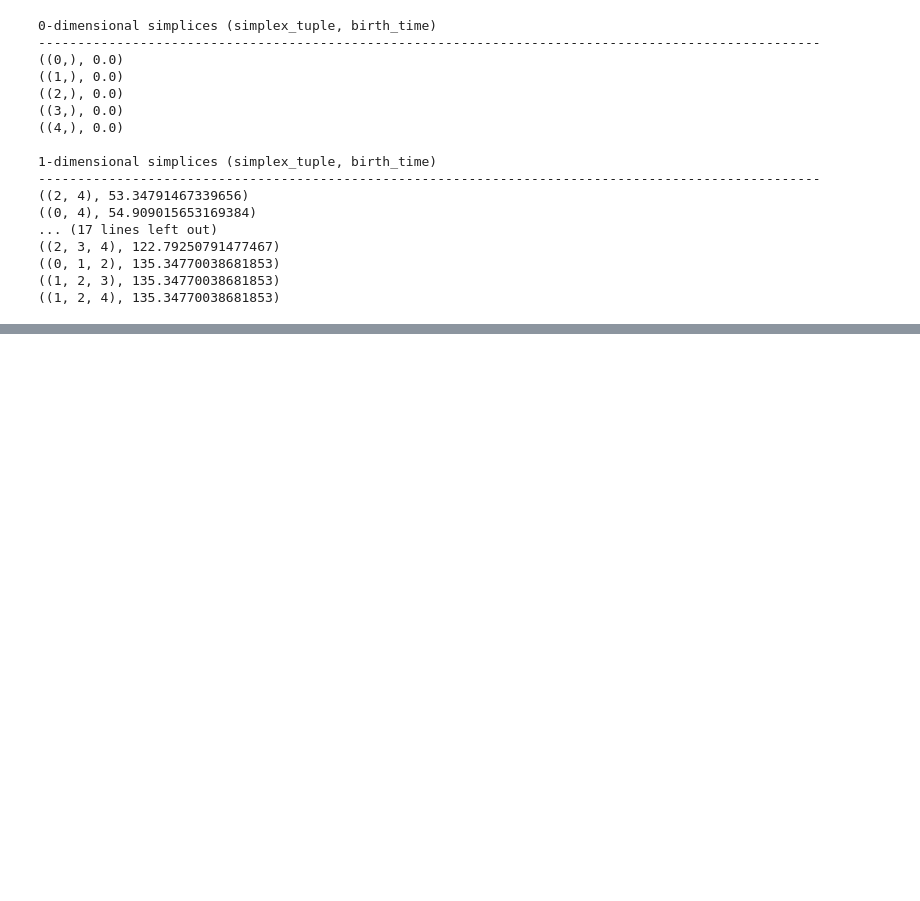
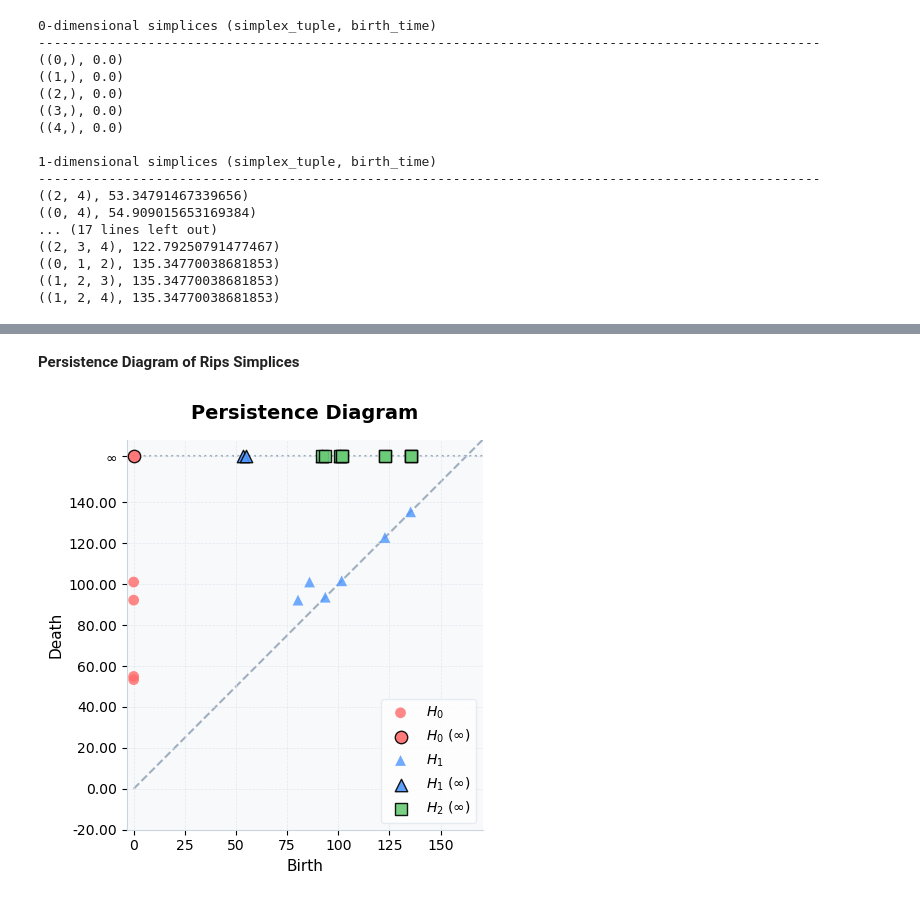
Before and after one commit to tcphan/holey-moley, a Jupyter notebook: notebooks/rips.ipynb, the cells around one changed output, grey strips where cells are left out. Saved outputs shown, nothing was run; the diff lists cells and outputs as text; code cells hidden in the pictures; blank space fills up the shorter version.

```diff
--- a/notebooks/rips.ipynb
+++ b/notebooks/rips.ipynb
@@ -102,0 +94,8 @@ for i, rips_results in rips_by_dimension.items():
+# %% [markdown]
+**Persistence Diagram of Rips Simplices**
+# %%
+fig, ax = plt.subplots(figsize=(5,5))
+plot_persistence_diagram(intervals=birth_death_time_by_dimension, max_limit=None, ax=ax, show=False)
+plt.show()
+# %% [output]
+[figure, added]
```
Also changed, not shown: parts of 4 cells of this notebook.
